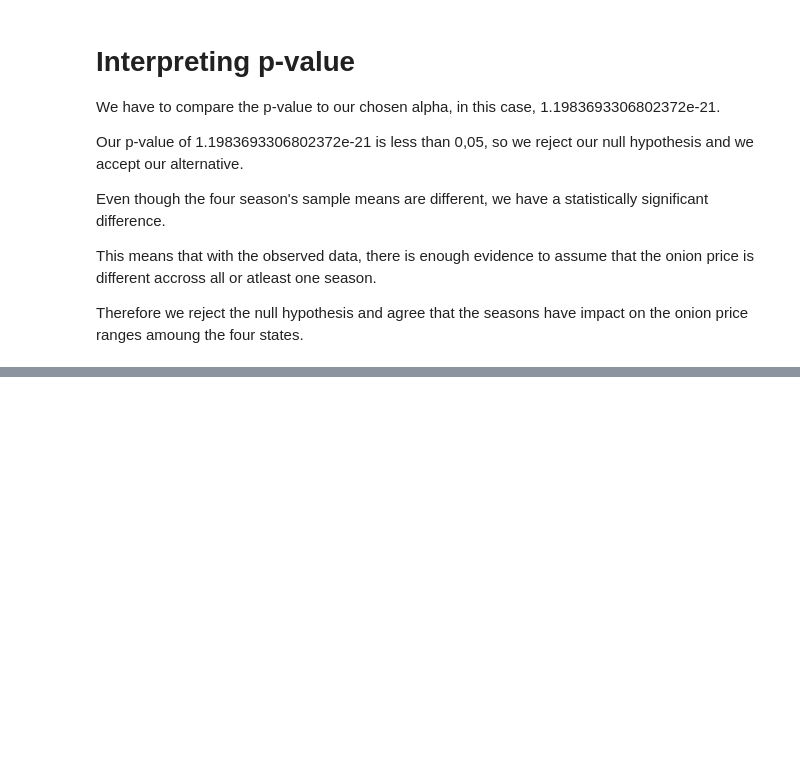
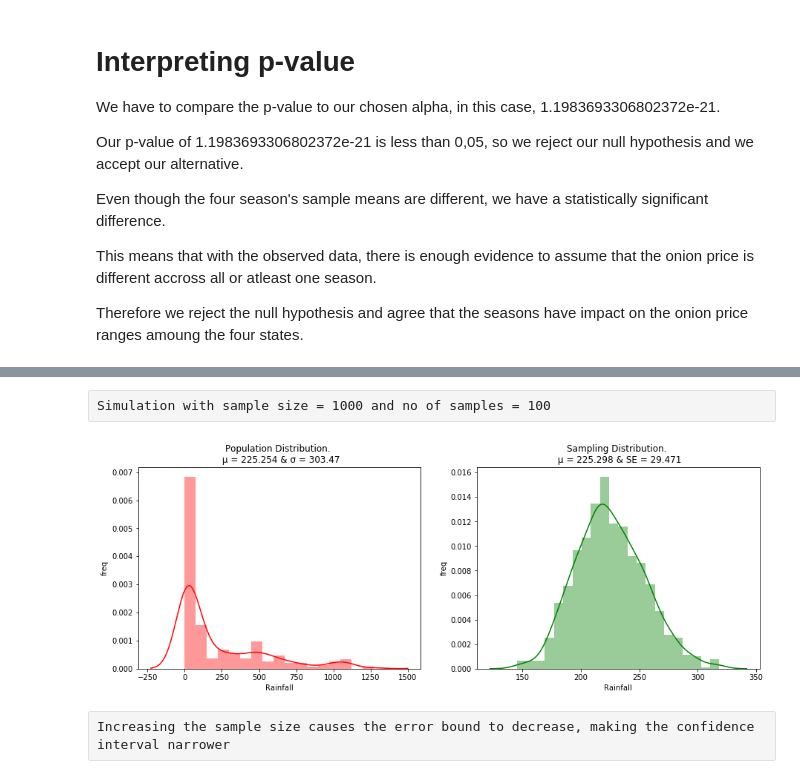
Before and after one commit to sungunact/stats, a Jupyter notebook: Team_7_Stats_presentation.ipynb, the cells around one changed output, grey strips where cells are left out. Saved outputs shown, nothing was run; the diff lists cells and outputs as text; code cells hidden in the pictures; blank space fills up the shorter version.

```diff
--- a/Team_7_Stats_presentation.ipynb
+++ b/Team_7_Stats_presentation.ipynb
@@ -332,0 +409,8 @@ Therefore we reject the null hypothesis and agree that the seasons have impact o
+# %% [raw]
+Simulation with sample size = 1000 and no of samples = 100
+# %%
+central_limit_theorem(series1,"Rainfall",n_samples = 1000, sample_size = 100)
+# %% [output]
+[figure, added]
+# %% [raw]
+Increasing the sample size causes the error bound to decrease, making the confidence interval narrower
```
Also changed, not shown: parts of 9 cells of this notebook.
